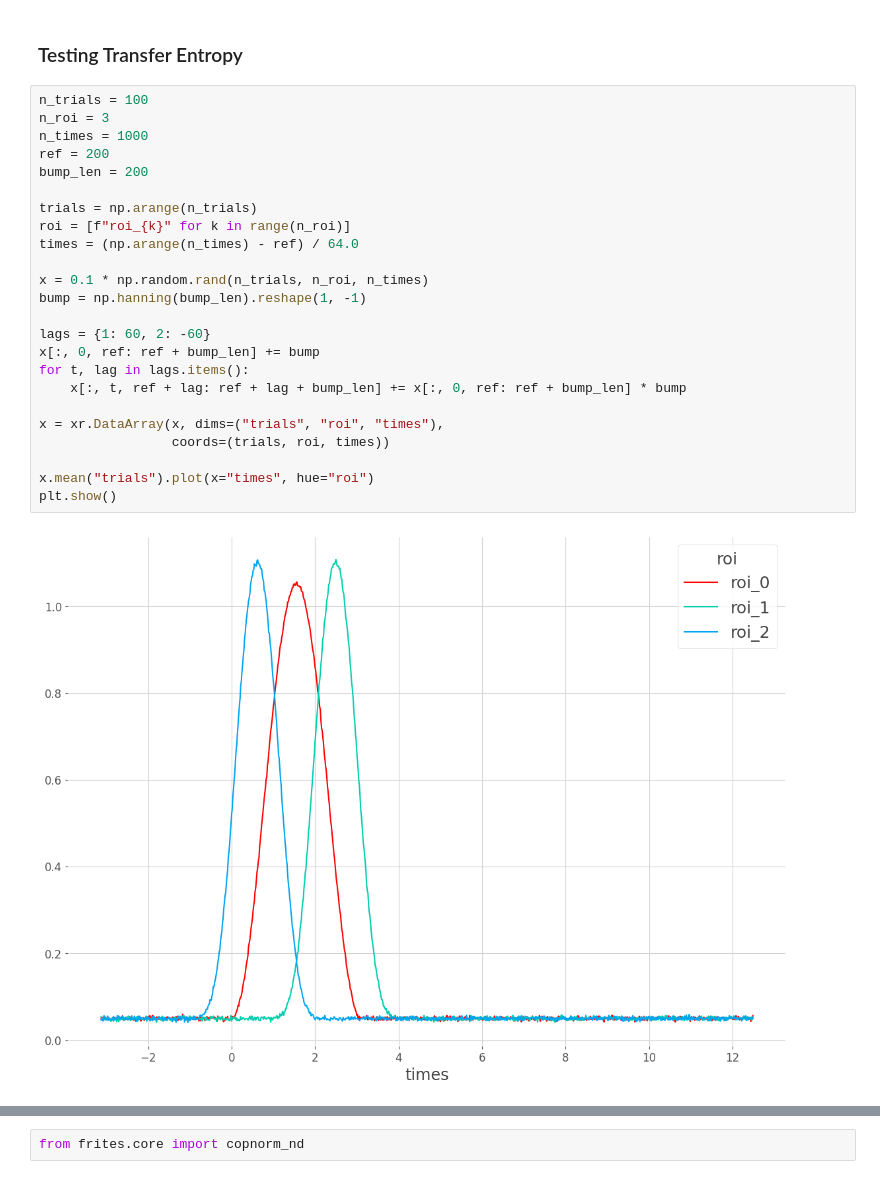
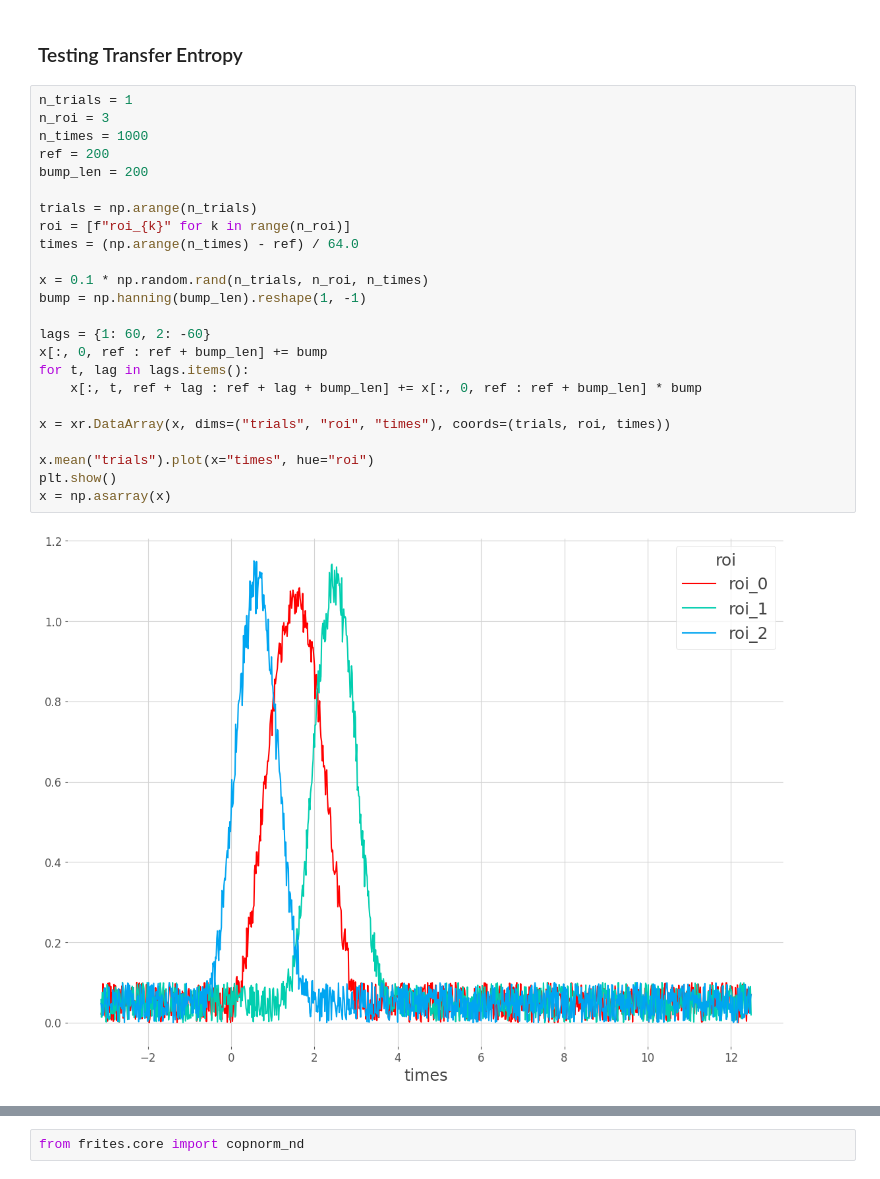
Before and after one commit to chrisferreyra13/itpg, a Jupyter notebook: notebooks/te_exploration.ipynb, the cells around one changed output, grey strips where cells are left out. Drawn from its saved outputs; the diff is of its cells as text.

```diff
--- a/notebooks/te_exploration.ipynb
+++ b/notebooks/te_exploration.ipynb
@@ -43,28 +39,28 @@ array([[0.97322095, 0.        ],
 # %% [markdown]
 ### Testing Transfer Entropy
 # %%
-n_trials = 100
+n_trials = 1
 n_roi = 3
 n_times = 1000
 ref = 200
 bump_len = 200
 
 trials = np.arange(n_trials)
 roi = [f"roi_{k}" for k in range(n_roi)]
 times = (np.arange(n_times) - ref) / 64.0
 
 x = 0.1 * np.random.rand(n_trials, n_roi, n_times)
 bump = np.hanning(bump_len).reshape(1, -1)
 
 lags = {1: 60, 2: -60}
-x[:, 0, ref: ref + bump_len] += bump
+x[:, 0, ref : ref + bump_len] += bump
 for t, lag in lags.items():
-    x[:, t, ref + lag: ref + lag + bump_len] += x[:, 0, ref: ref + bump_len] * bump
+    x[:, t, ref + lag : ref + lag + bump_len] += x[:, 0, ref : ref + bump_len] * bump
 
-x = xr.DataArray(x, dims=("trials", "roi", "times"),
-                 coords=(trials, roi, times))
+x = xr.DataArray(x, dims=("trials", "roi", "times"), coords=(trials, roi, times))
 
 x.mean("trials").plot(x="times", hue="roi")
 plt.show()
+x = np.asarray(x)
 # %% [output]
-[figure, old version]
+[figure, new version]
```
Also changed, not shown: parts of 4 cells of this notebook.
